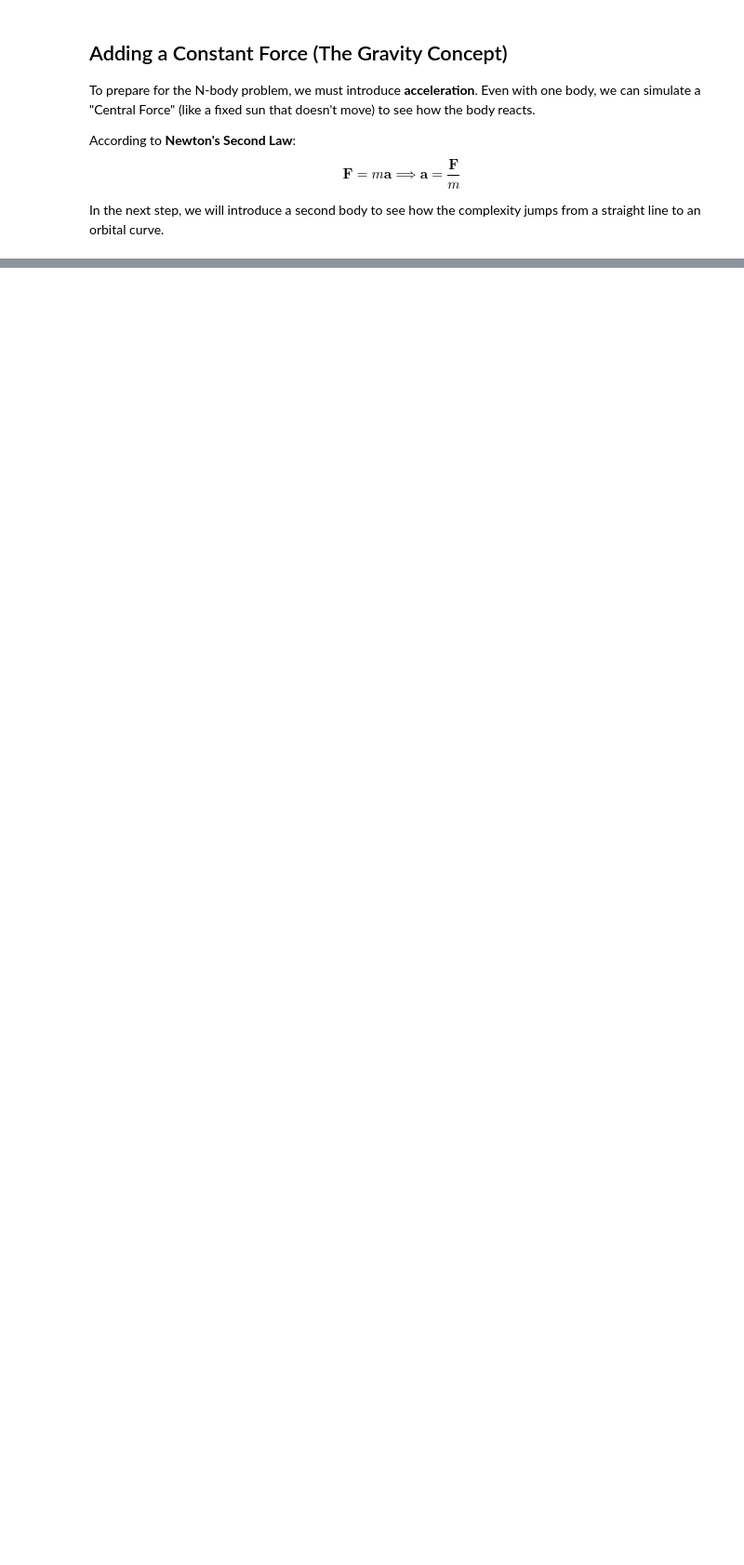
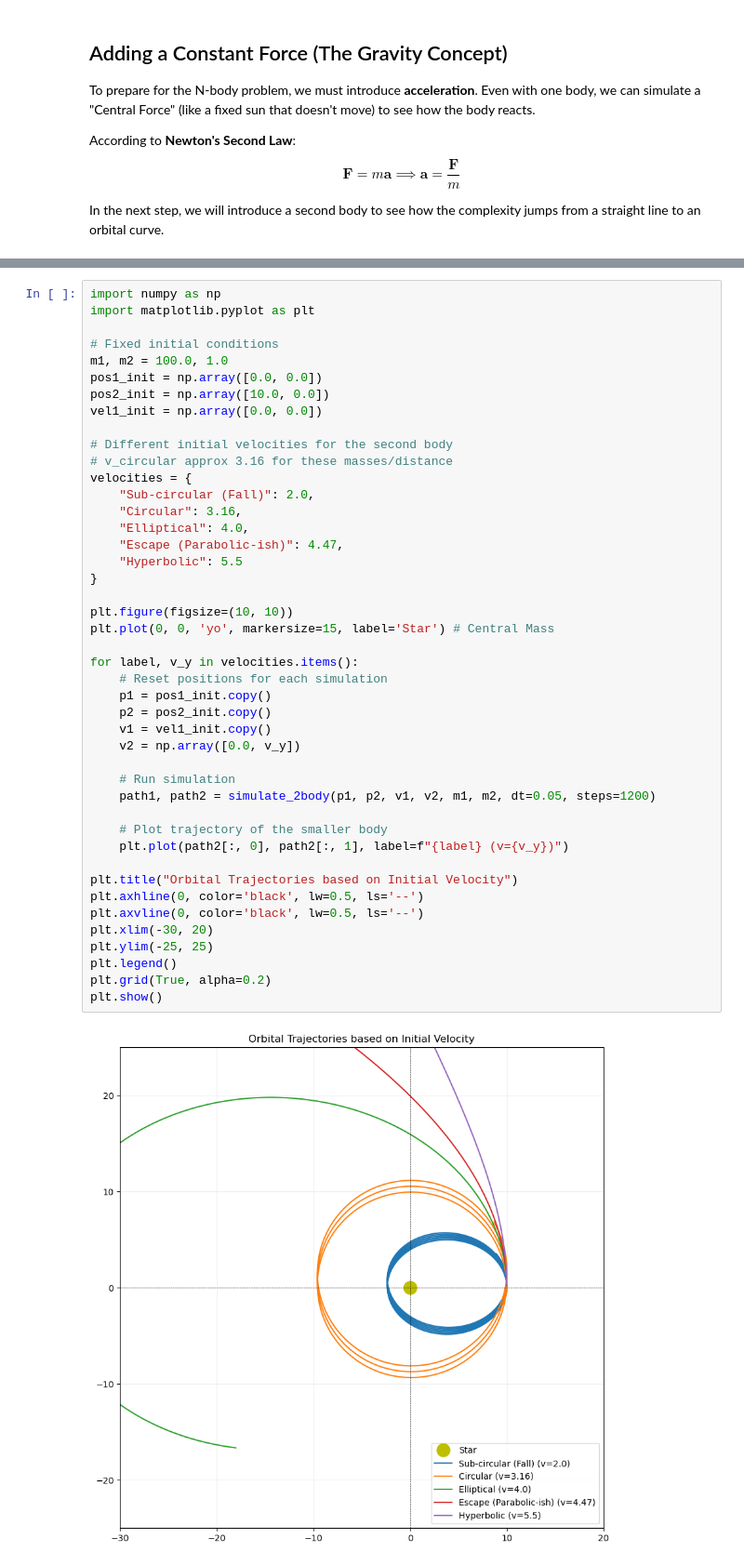
Before and after one commit to DimovDimo/n-body-simulations, a Jupyter notebook: N-body Simulations.ipynb, the cells around one changed output, grey strips where cells are left out. Shown at 93% size. Saved outputs shown, nothing was run; the diff lists cells and outputs as text; blank space fills up the shorter version.

```diff
--- a/N-body Simulations.ipynb
+++ b/N-body Simulations.ipynb
@@ -100,0 +189,46 @@ In the next step, we will introduce a second body to see how the complexity jump
+# %%
+import numpy as np
+import matplotlib.pyplot as plt
+
+# Fixed initial conditions
+m1, m2 = 100.0, 1.0
+pos1_init = np.array([0.0, 0.0])
+pos2_init = np.array([10.0, 0.0])
+vel1_init = np.array([0.0, 0.0])
+
+# Different initial velocities for the second body
+# v_circular approx 3.16 for these masses/distance
+velocities = {
+    "Sub-circular (Fall)": 2.0,
+    "Circular": 3.16,
+    "Elliptical": 4.0,
+    "Escape (Parabolic-ish)": 4.47,
+    "Hyperbolic": 5.5
+}
+
+plt.figure(figsize=(10, 10))
+plt.plot(0, 0, 'yo', markersize=15, label='Star') # Central Mass
+
+for label, v_y in velocities.items():
+    # Reset positions for each simulation
+    p1 = pos1_init.copy()
+    p2 = pos2_init.copy()
+    v1 = vel1_init.copy()
+    v2 = np.array([0.0, v_y])
+
+    # Run simulation
+    path1, path2 = simulate_2body(p1, p2, v1, v2, m1, m2, dt=0.05, steps=1200)
+
+    # Plot trajectory of the smaller body
+    plt.plot(path2[:, 0], path2[:, 1], label=f"{label} (v={v_y})")
+
+plt.title("Orbital Trajectories based on Initial Velocity")
+plt.axhline(0, color='black', lw=0.5, ls='--')
+plt.axvline(0, color='black', lw=0.5, ls='--')
+plt.xlim(-30, 20)
+plt.ylim(-25, 25)
+plt.legend()
+plt.grid(True, alpha=0.2)
+plt.show()
+# %% [output]
+[figure, added]
```
Also changed, not shown: parts of 10 cells of this notebook.
